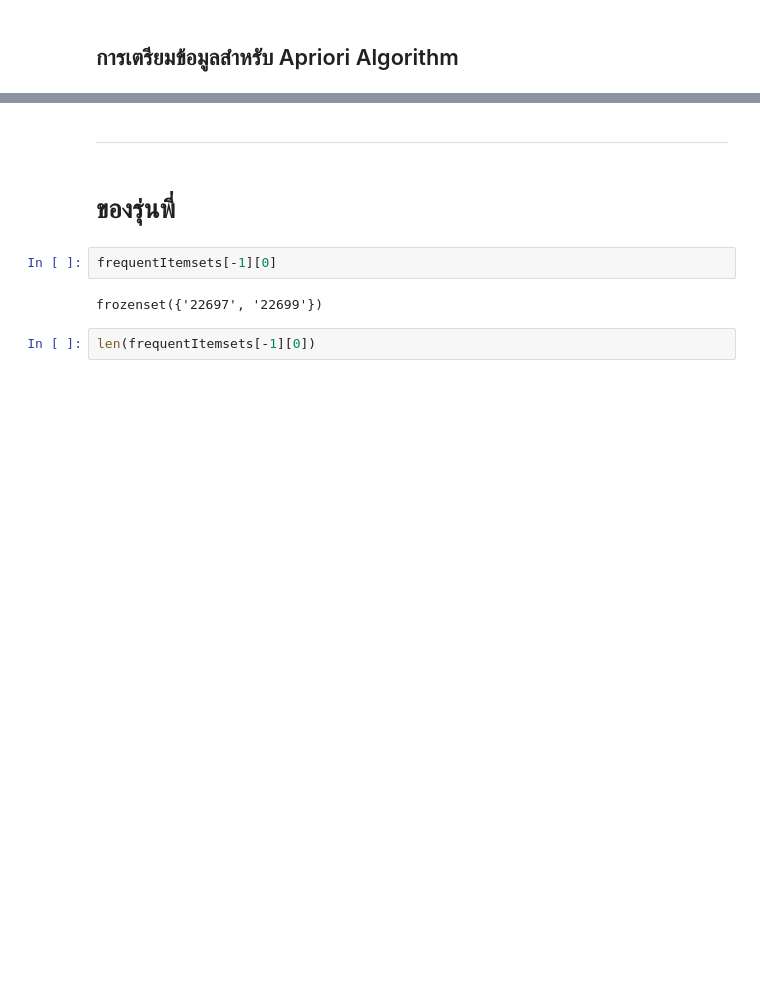
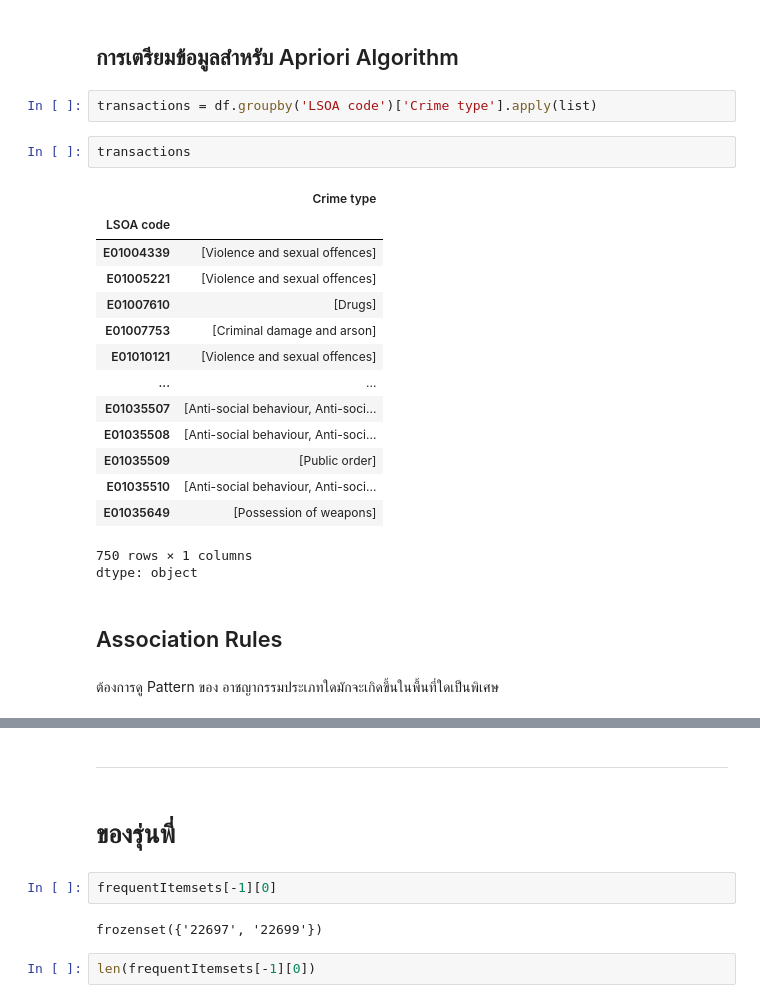
Before and after one commit to 16pynkn/MSC_DPDM_2025, a Jupyter notebook: Frequent_Patterns_(Association_Rules).ipynb, the cells around one changed output, grey strips where cells are left out. Saved outputs shown, nothing was run; the diff lists cells and outputs as text; blank space fills up the shorter version.

```diff
--- a/Frequent_Patterns_(Association_Rules).ipynb
+++ b/Frequent_Patterns_(Association_Rules).ipynb
@@ -255,2 +295,26 @@ dtype: bool
 # %% [markdown]
 ## การเตรียมข้อมูลสำหรับ Apriori Algorithm
+# %%
+transactions = df.groupby('LSOA code')['Crime type'].apply(list)
+# %%
+transactions
+# %% [output]
+|  | Crime type |
+| LSOA code |  |
+| E01004339 | [Violence and sexual offences] |
+| E01005221 | [Violence and sexual offences] |
+| E01007610 | [Drugs] |
+| E01007753 | [Criminal damage and arson] |
+| E01010121 | [Violence and sexual offences] |
+| ... | ... |
+| E01035507 | [Anti-social behaviour, Anti-soci... |
+| E01035508 | [Anti-social behaviour, Anti-soci... |
+| E01035509 | [Public order] |
+| E01035510 | [Anti-social behaviour, Anti-soci... |
+| E01035649 | [Possession of weapons] |
+750 rows × 1 columns
+dtype: object
+# %% [markdown]
+## Association Rules
+# %% [markdown]
+ต้องการดู Pattern ของ อาชญากรรมประเภทใดมักจะเกิดขึ้นในพื้นที่ใดเป็นพิเศษ
```
Also changed, not shown: parts of 29 cells of this notebook.
